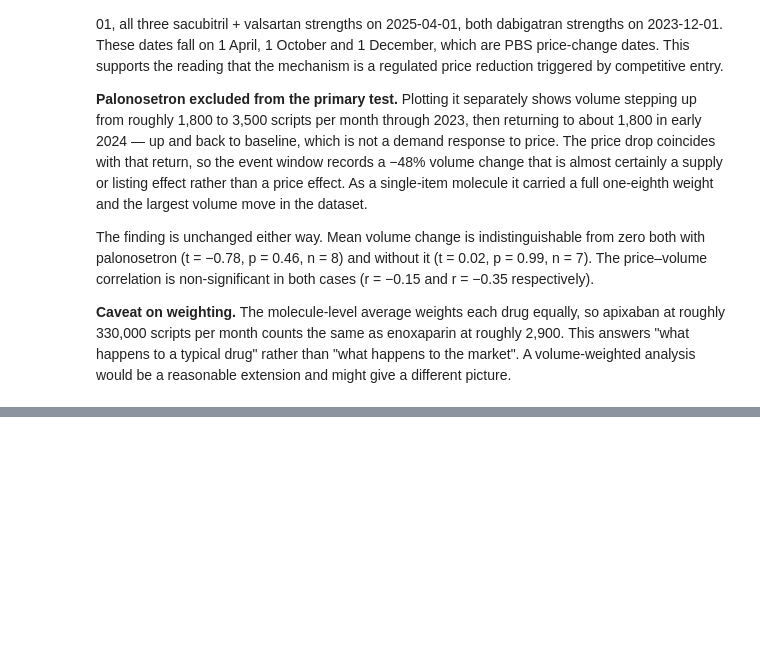
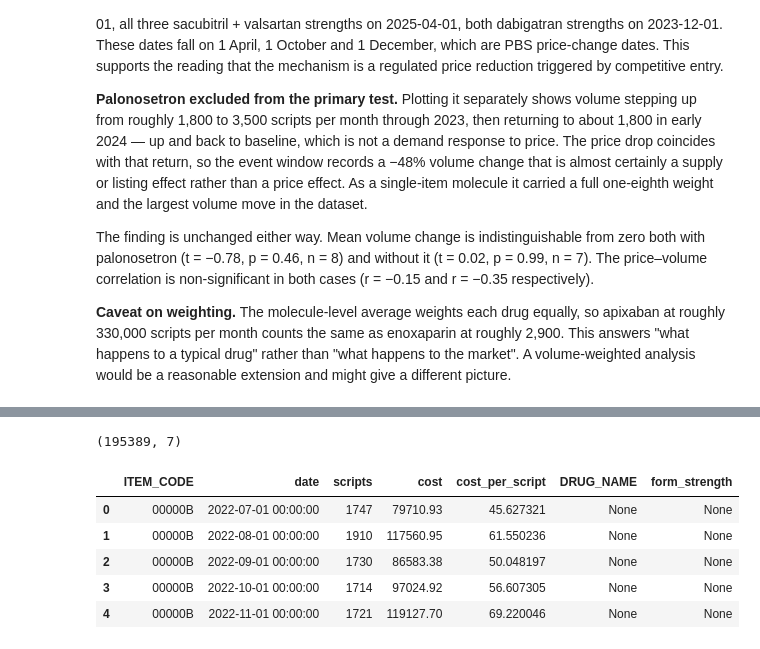
Before and after one commit to aryakamat01-sketch/pbs-generic-erosion, a Jupyter notebook: pbs_generic_erosion.ipynb, the cells around one changed output, grey strips where cells are left out. Cells and saved outputs as stored; diff of their text form; code cells hidden in the pictures; blank space fills up the shorter version.

```diff
--- a/pbs_generic_erosion.ipynb
+++ b/pbs_generic_erosion.ipynb
@@ -695,0 +735,26 @@ monthly[monthly['ITEM_CODE'].isin(ev['ITEM_CODE'])].to_csv('/content/drive/MyDri
+# %%
+q_monthly = """
+SELECT
+    d.ITEM_CODE,
+    d.date,
+    SUM(d.PRESCRIPTIONS) AS scripts,
+    SUM(d.TOTAL_COST)    AS cost,
+    SUM(d.TOTAL_COST) / SUM(d.PRESCRIPTIONS) AS cost_per_script,
+    m.DRUG_NAME,
+    m."FORM/STRENGTH" AS form_strength
+FROM dispensing d
+LEFT JOIN drug_map m ON d.ITEM_CODE = m.ITEM_CODE
+GROUP BY d.ITEM_CODE, d.date
+"""
+
+sql_monthly = pd.read_sql(q_monthly, conn)
+print(sql_monthly.shape)
+sql_monthly.head()
+# %% [output]
+(195389, 7)
+|  | ITEM_CODE | date | scripts | cost | cost_per_script | DRUG_NAME | form_strength |
+| 0 | 00000B | 2022-07-01 00:00:00 | 1747 | 79710.93 | 45.627321 | None | None |
+| 1 | 00000B | 2022-08-01 00:00:00 | 1910 | 117560.95 | 61.550236 | None | None |
+| 2 | 00000B | 2022-09-01 00:00:00 | 1730 | 86583.38 | 50.048197 | None | None |
+| 3 | 00000B | 2022-10-01 00:00:00 | 1714 | 97024.92 | 56.607305 | None | None |
+| 4 | 00000B | 2022-11-01 00:00:00 | 1721 | 119127.70 | 69.220046 | None | None |
```
Also changed, not shown: parts of 7 cells of this notebook.
